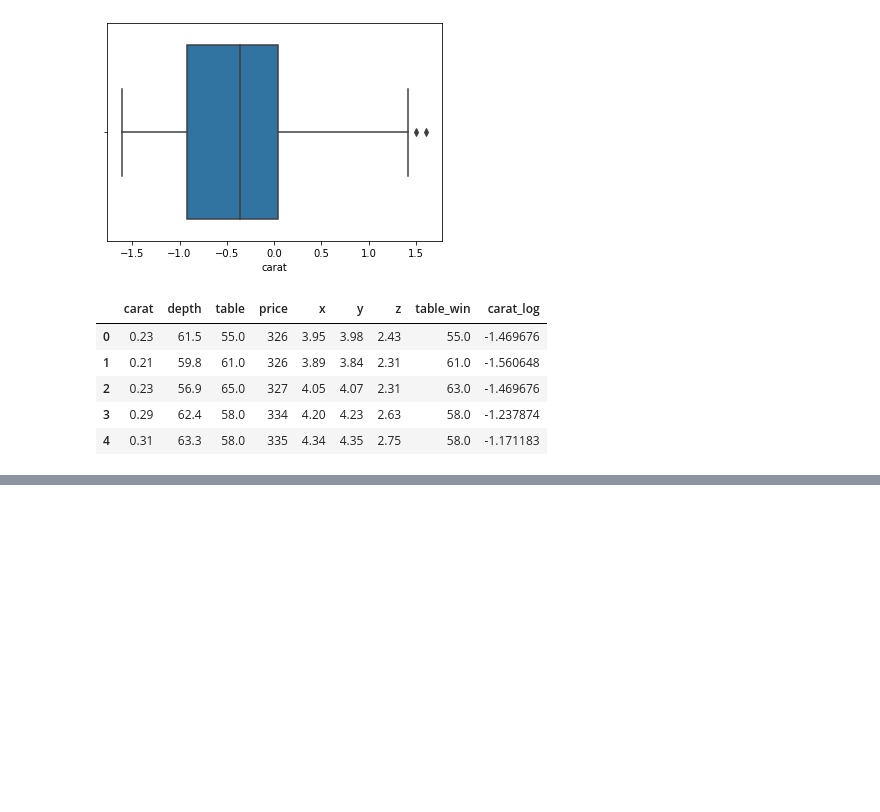
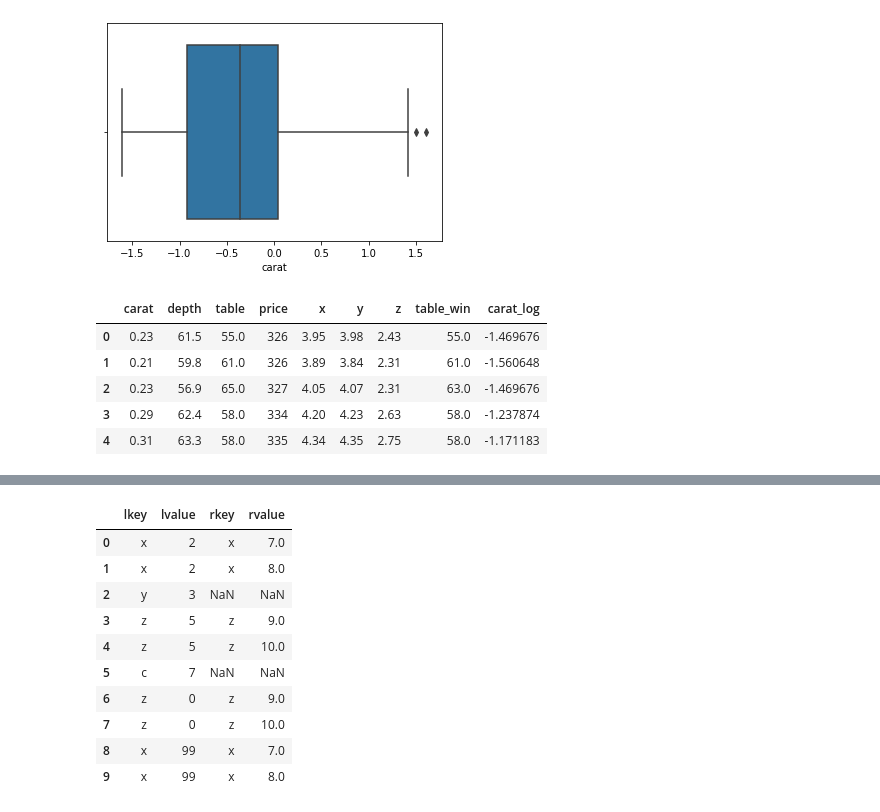
Before and after one commit to hersany/DataScience, a Jupyter notebook: Pandas/Pandas_Class2.ipynb, the cells around one changed output, grey strips where cells are left out. Saved outputs shown, nothing was run; the diff lists cells and outputs as text; code cells hidden in the pictures; blank space fills up the shorter version.

```diff
--- a/Pandas/Pandas_Class2.ipynb
+++ b/Pandas/Pandas_Class2.ipynb
@@ -981,0 +984,5 @@ df.head()
+# %%
+df1 = pd.DataFrame({'lkey': ['x', 'y', 'z', 'c', 'z','x'],
+                    'lvalue': [2, 3, 5, 7, 0, 99]})
+df2 = pd.DataFrame({'rkey': ['x', 'x', 'z', 'z'],
+                    'rvalue': [7, 8, 9, 10]})
@@ -981,0 +1007,14 @@ df.head()
+# %%
+pd.merge(df1, df2, left_on = 'lkey', right_on = 'rkey', how = 'left')
+# %% [output]
+|  | lkey | lvalue | rkey | rvalue |
+| 0 | x | 2 | x | 7.0 |
+| 1 | x | 2 | x | 8.0 |
+| 2 | y | 3 | NaN | NaN |
+| 3 | z | 5 | z | 9.0 |
+| 4 | z | 5 | z | 10.0 |
+| 5 | c | 7 | NaN | NaN |
+| 6 | z | 0 | z | 9.0 |
+| 7 | z | 0 | z | 10.0 |
+| 8 | x | 99 | x | 7.0 |
+| 9 | x | 99 | x | 8.0 |
```
Also changed, not shown: parts of 3 cells of this notebook, 1 other file.
